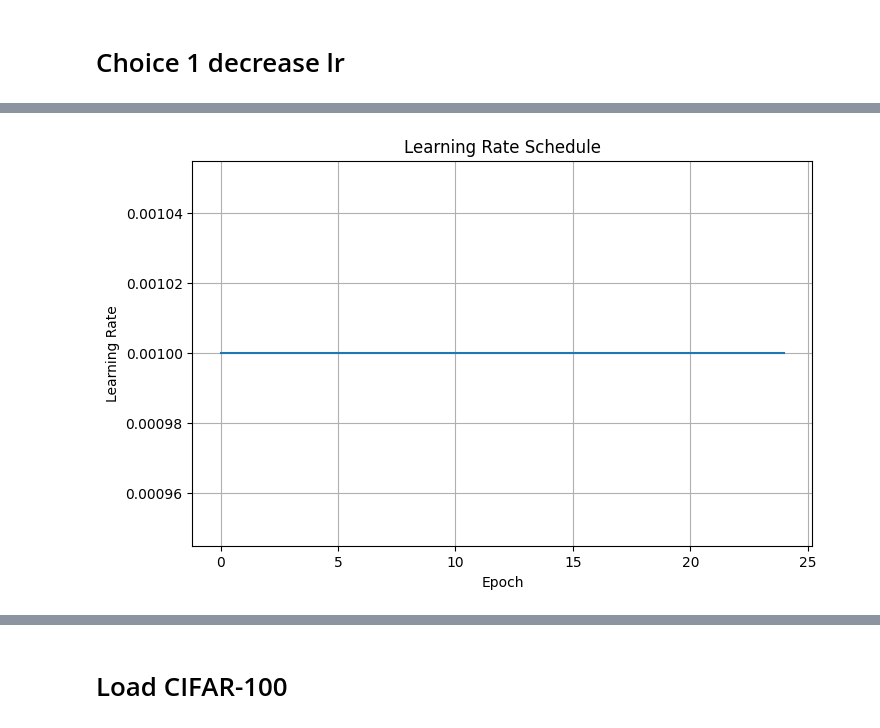
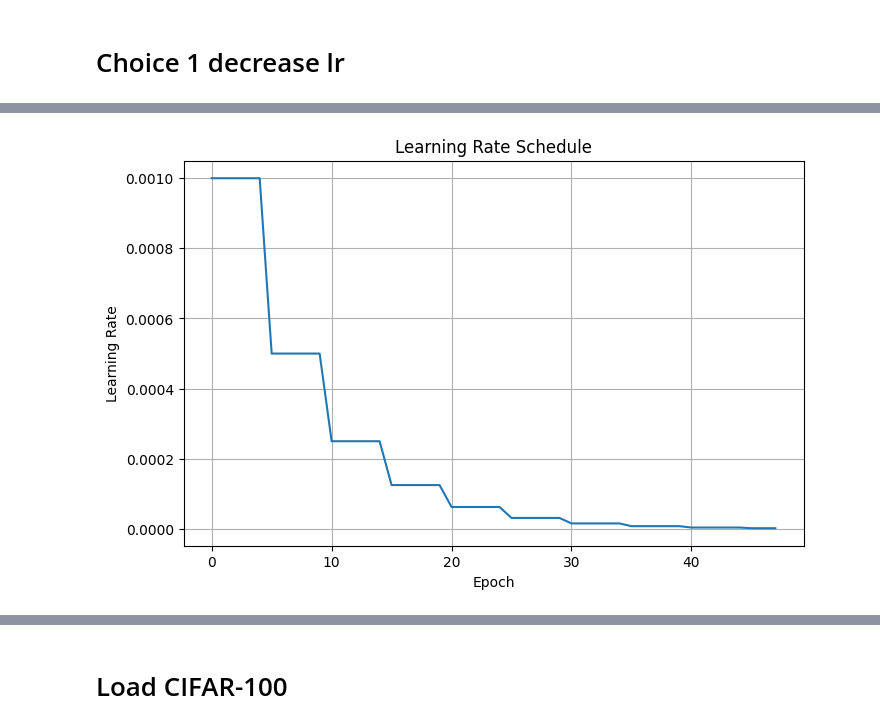
Before and after one commit to lottelaan98/ComputerVision_Assign3, a Jupyter notebook: cnn.ipynb, the cells around one changed output, grey strips where cells are left out. Cells and saved outputs as stored; diff of their text form; code cells hidden in the pictures.

```diff
--- a/cnn.ipynb
+++ b/cnn.ipynb
@@ -357,0 +324,29 @@ Training complete!
+# %%
+models = {
+    "LeNet5": LeNet5(),
+    "LeNet5_Filters": LeNet5_Filters(),
+    "LeNet5_Dropout": LeNet5_Dropout()
+}
+
+history = {}
+
+for name, model in models.items():
+
+    print(f"\nTraining {name}")
+
+    optimizer = torch.optim.Adam(model.parameters(), lr=0.001)
+
+    trained_model, hist = train_model(
+        model,
+        train_loader,
+        val_loader,
+        criterion,
+        optimizer,
+        device,
+        epochs=70,
+        use_scheduler=(True),   # for all models
+        initial_lr=0.001
+    )
+
+    history[name] = hist
+    models[name] = trained_model
@@ -358,15 +371,17 @@ Training complete!
 # %%
 import matplotlib.pyplot as plt
 
 plt.figure(figsize=(8,5))
-plt.plot(lr_history)
+plt.plot(history["LeNet5"]["lr_history"], label="LeNet5")
+# plt.plot(history["LeNet5_Filters"]["lr_history"], label="LeNet5_Filters")
+# plt.plot(history["LeNet5_Dropout"]["lr_history"], label="LeNet5_Dropout")
 plt.title("Learning Rate Schedule")
 plt.xlabel("Epoch")
 plt.ylabel("Learning Rate")
 plt.grid(True)
 plt.show()
 # %% [output]
-[figure, old version]
+[figure, new version]
 # %%
 plt.figure(figsize=(8,5))
 
```
Also changed, not shown: parts of 11 cells of this notebook.
